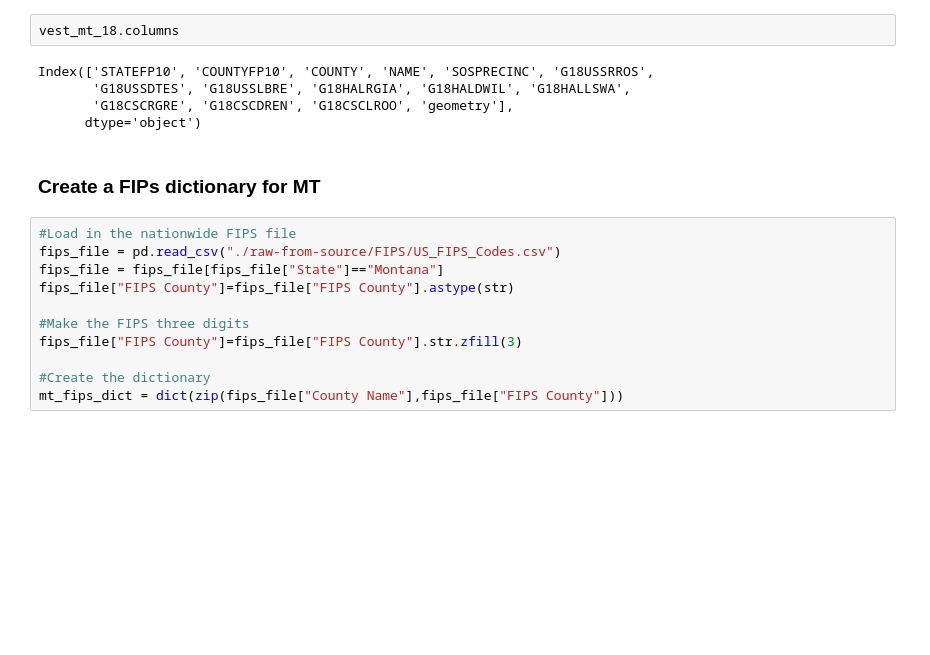
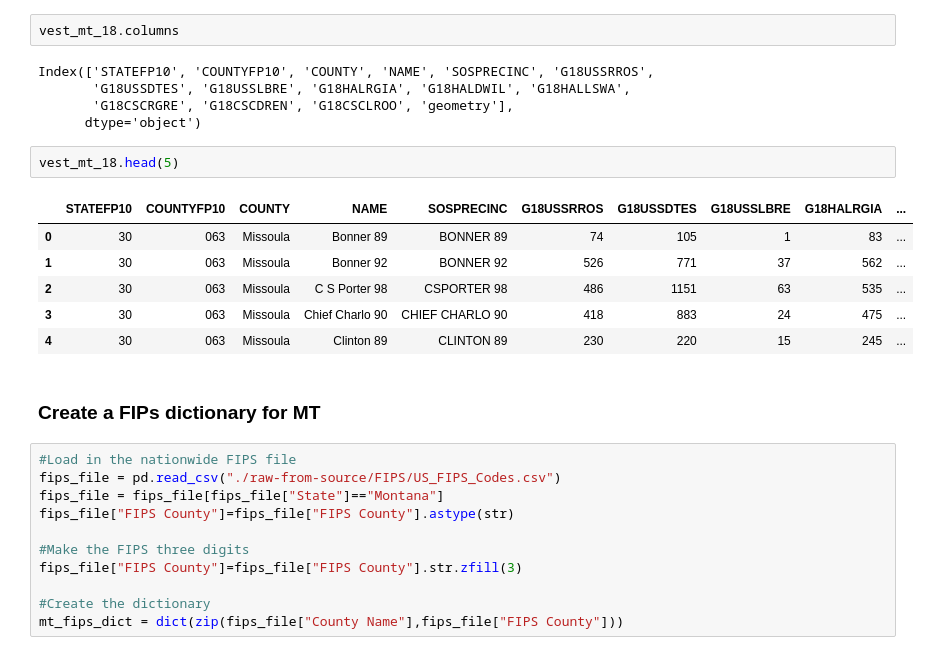
Before and after one commit to nonpartisan-redistricting-datahub/pdv-mt, a Jupyter notebook: vest-mt-2018/vest-mt-2018-validation.ipynb, the cells around one changed output. Cells and saved outputs as stored; diff of their text form; blank space fills up the shorter version.

```diff
--- a/vest-mt-2018/vest-mt-2018-validation.ipynb
+++ b/vest-mt-2018/vest-mt-2018-validation.ipynb
@@ -48,6 +48,15 @@ Index(['STATEFP10', 'COUNTYFP10', 'COUNTY', 'NAME', 'SOSPRECINC', 'G18USSRROS',
        'G18USSDTES', 'G18USSLBRE', 'G18HALRGIA', 'G18HALDWIL', 'G18HALLSWA',
        'G18CSCRGRE', 'G18CSCDREN', 'G18CSCLROO', 'geometry'],
       dtype='object')
+# %%
+vest_mt_18.head(5)
+# %% [output]
+|  | STATEFP10 | COUNTYFP10 | COUNTY | NAME | SOSPRECINC | G18USSRROS | G18USSDTES | G18USSLBRE | G18HALRGIA | ... |
+| 0 | 30 | 063 | Missoula | Bonner 89 | BONNER 89 | 74 | 105 | 1 | 83 | ... |
+| 1 | 30 | 063 | Missoula | Bonner 92 | BONNER 92 | 526 | 771 | 37 | 562 | ... |
+| 2 | 30 | 063 | Missoula | C S Porter 98 | CSPORTER 98 | 486 | 1151 | 63 | 535 | ... |
+| 3 | 30 | 063 | Missoula | Chief Charlo 90 | CHIEF CHARLO 90 | 418 | 883 | 24 | 475 | ... |
+| 4 | 30 | 063 | Missoula | Clinton 89 | CLINTON 89 | 230 | 220 | 15 | 245 | ... |
 # %% [markdown]
 ### Create a FIPs dictionary for MT
 # %%
```
Also changed, not shown: parts of 18 cells of this notebook, 3 other files.
